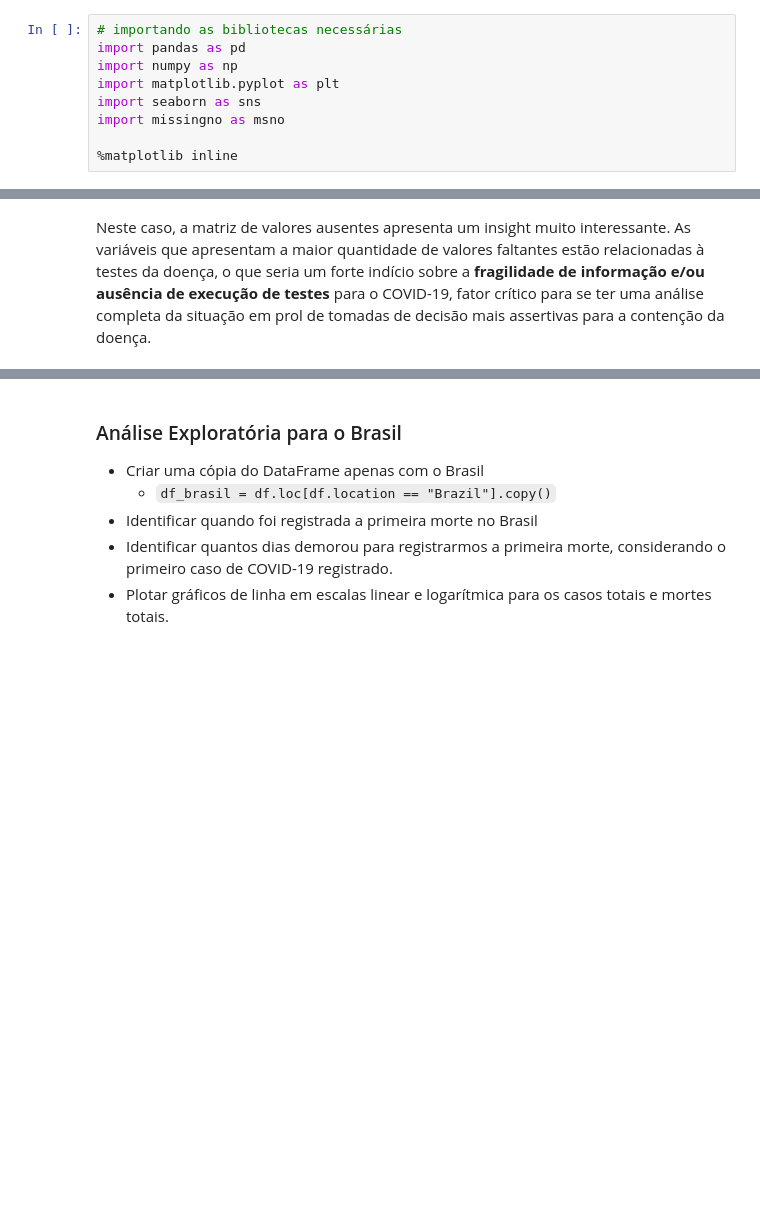
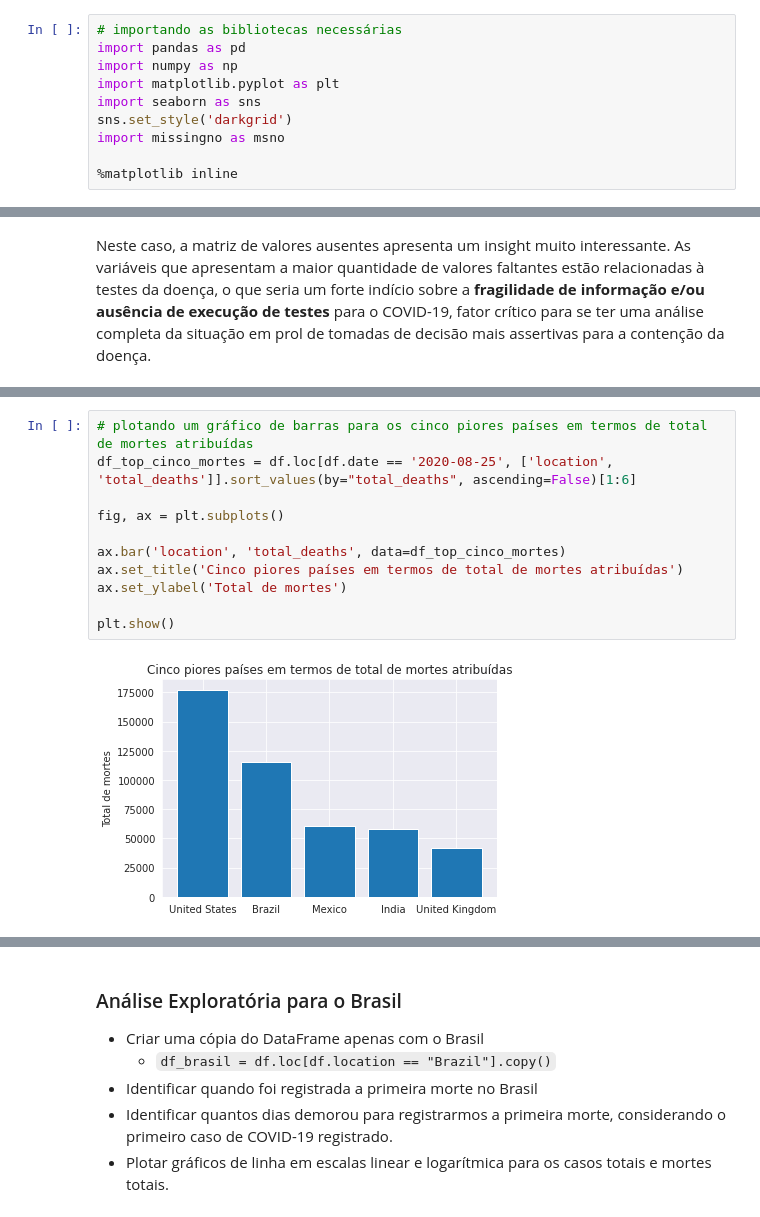
Before and after one commit to caiobmbr/datascience-projects, a Jupyter notebook: Panorama_do_COVID_19_no_Brasil.ipynb, the cells around one changed output, grey strips where cells are left out. Drawn from its saved outputs; the diff is of its cells as text; blank space fills up the shorter version.

```diff
--- a/Panorama_do_COVID_19_no_Brasil.ipynb
+++ b/Panorama_do_COVID_19_no_Brasil.ipynb
@@ -84,6 +84,7 @@ import pandas as pd
 import numpy as np
 import matplotlib.pyplot as plt
 import seaborn as sns
+sns.set_style('darkgrid')
 import missingno as msno
 
 %matplotlib inline
@@ -208,0 +238,13 @@ Vamos......
+# %%
+# plotando um gráfico de barras para os cinco piores países em termos de total de mortes atribuídas
+df_top_cinco_mortes = df.loc[df.date == '2020-08-25', ['location', 'total_deaths']].sort_values(by="total_deaths", ascending=False)[1:6]
+
+fig, ax = plt.subplots()
+
+ax.bar('location', 'total_deaths', data=df_top_cinco_mortes)
+ax.set_title('Cinco piores países em termos de total de mortes atribuídas')
+ax.set_ylabel('Total de mortes')
+
+plt.show()
+# %% [output]
+[figure, added]
```
Also changed, not shown: parts of 11 cells of this notebook.
